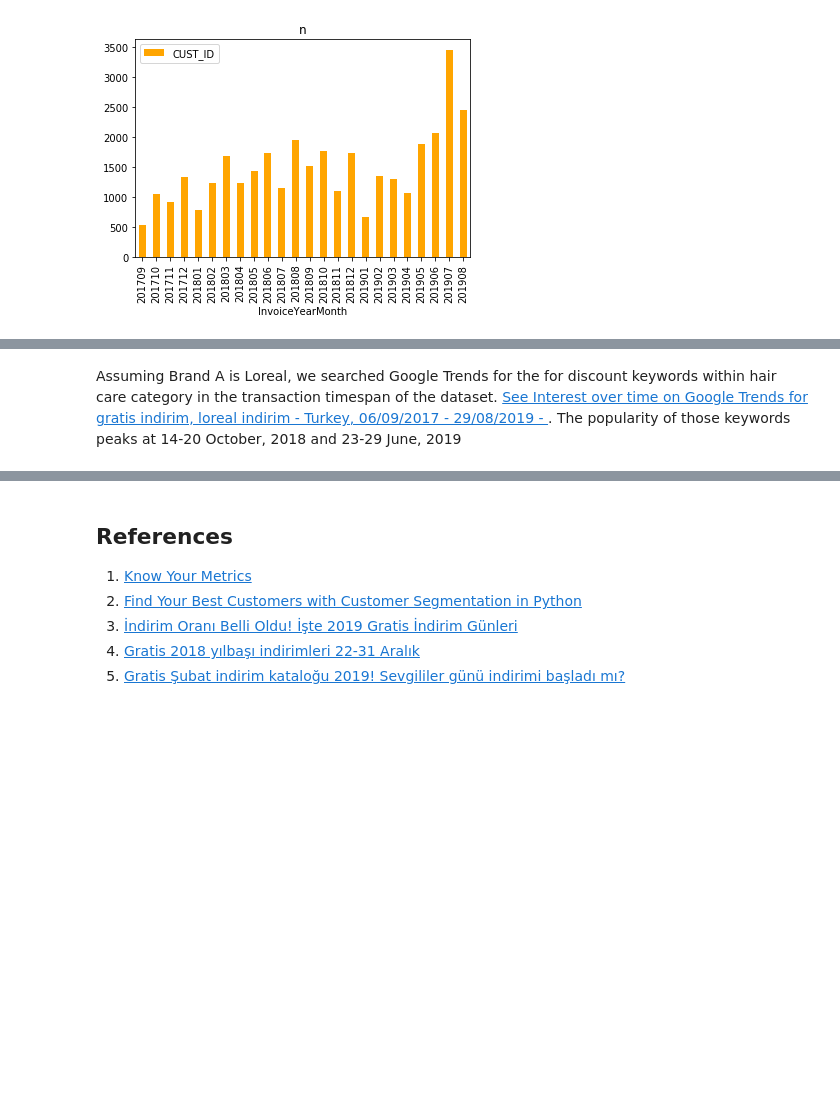
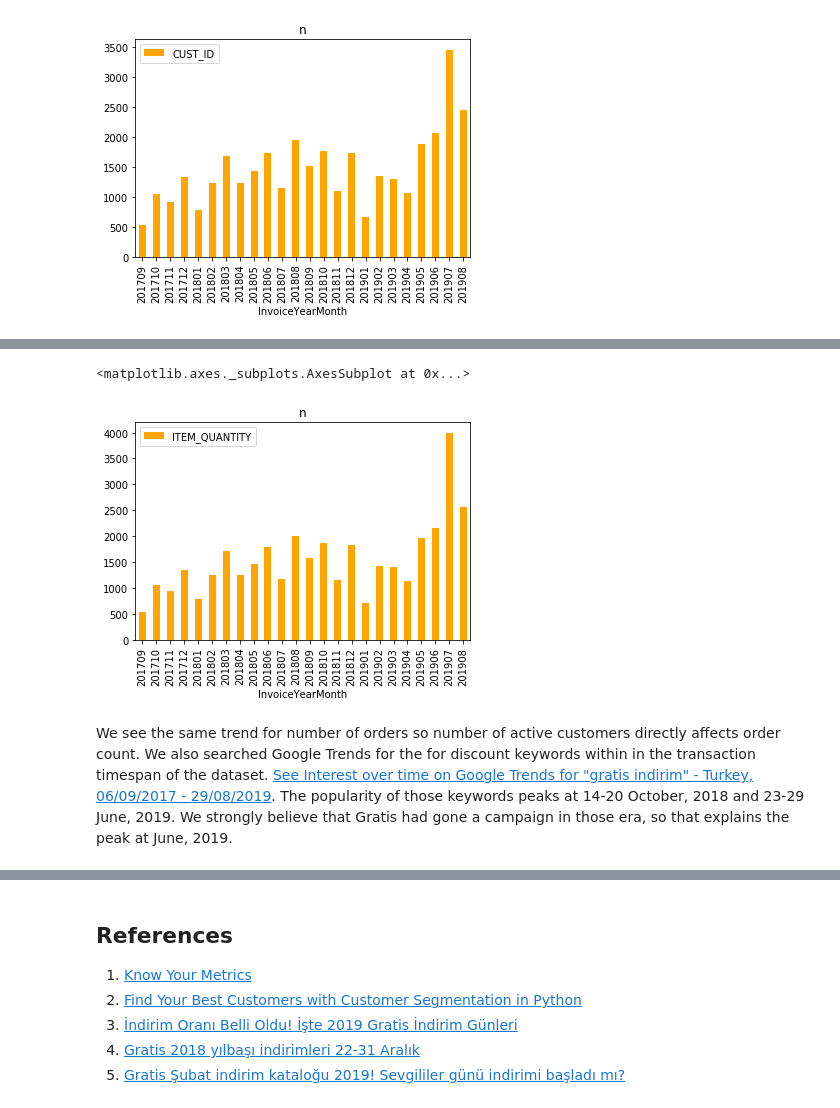
Before and after one commit to Bengisunz/CRM-Analytics, a Jupyter notebook: Gratis_DC.ipynb, the cells around one changed output, grey strips where cells are left out. Cells and saved outputs as stored; diff of their text form; code cells hidden in the pictures; blank space fills up the shorter version.

```diff
--- a/Gratis_DC.ipynb
+++ b/Gratis_DC.ipynb
@@ -520,0 +526,6 @@ tx_monthly_active.plot(kind='bar', x = "InvoiceYearMonth", y = "CUST_ID",
+# %%
+#create a new dataframe for no. of order by using quantity field
+tx_monthly_sales = tx_A.groupby('InvoiceYearMonth')['ITEM_QUANTITY'].sum().reset_index()
+
+#print the dataframe
+tx_monthly_sales
@@ -521,3 +550,10 @@ tx_monthly_active.plot(kind='bar', x = "InvoiceYearMonth", y = "CUST_ID",
+# %%
+tx_monthly_sales.plot(kind='bar', x = "InvoiceYearMonth", y = "ITEM_QUANTITY",
+                       color ="orange", title = "n")
+# %% [output]
+<matplotlib.axes._subplots.AxesSubplot at 0x...>
+[figure, added]
 # %% [markdown]
-Assuming Brand A is Loreal, we searched Google Trends for the for discount keywords within hair care category in the transaction timespan of the dataset.
-[See Interest over time on Google Trends for gratis indirim, loreal indirim - Turkey, 06/09/2017 - 29/08/2019 - ](https://trends.google.com.tr/trends/explore/TIMESERIES/1567812600?hl=en-GB&tz=-180&cat=146&date=2017-09-06+2019-08-29&geo=TR&q=gratis+indirim,loreal+indirim&sni=3). The popularity of those keywords peaks at 14-20 October, 2018 and 23-29 June, 2019
+We see the same trend for number of orders so number of active customers directly affects order count.
+We also searched Google Trends for the for discount keywords within in the transaction timespan of the dataset.
+[See Interest over time on Google Trends for "gratis indirim" - Turkey, 06/09/2017 - 29/08/2019](https://trends.google.com.tr/trends/explore?date=2017-09-06%202019-08-29&geo=TR&q=gratis%20indirim). The popularity of those keywords peaks at 14-20 October, 2018 and 23-29 June, 2019. We strongly believe that Gratis had gone a campaign in those era, so that explains the peak at June, 2019.
```
Also changed, not shown: parts of 10 cells of this notebook.
